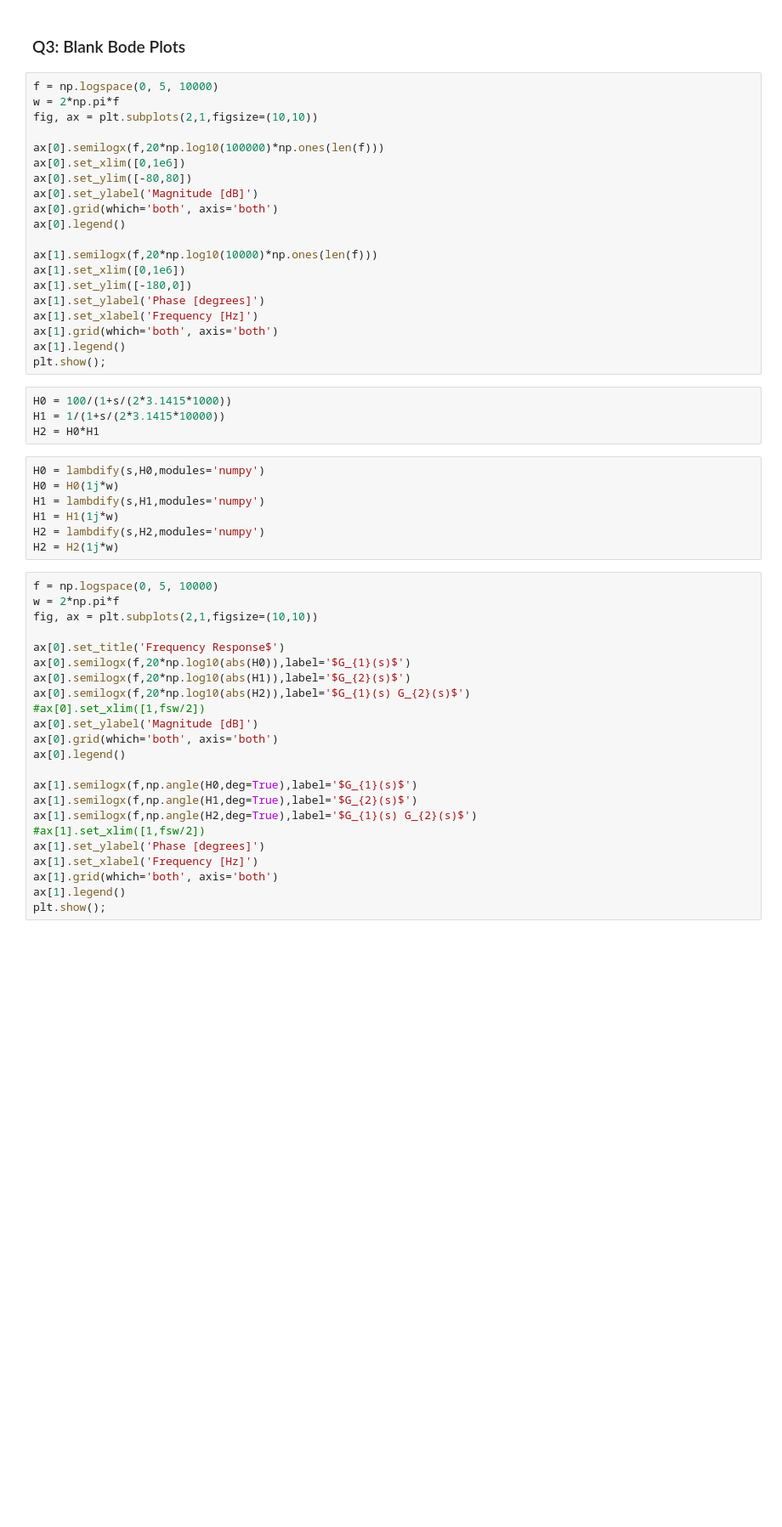
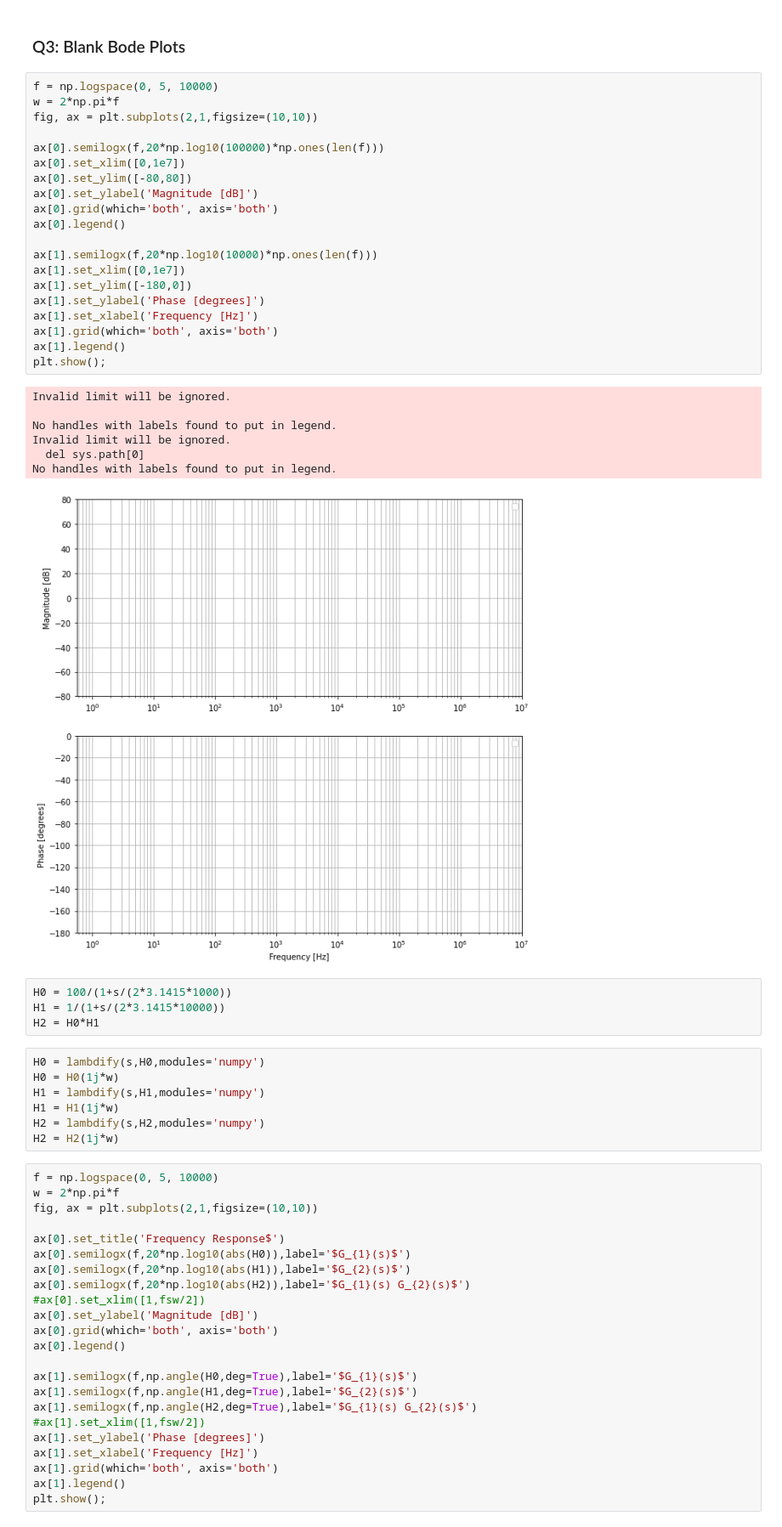
Before and after one commit to kegedy/UWEE533, a Jupyter notebook: HW/kevin/HW03/HW03.ipynb, the cells around one changed output. Shown at 85% size. Saved outputs shown, nothing was run; the diff lists cells and outputs as text; blank space fills up the shorter version.

```diff
--- a/HW/kevin/HW03/HW03.ipynb
+++ b/HW/kevin/HW03/HW03.ipynb
@@ -232,23 +238,31 @@ plt.show();
 # %%
 f = np.logspace(0, 5, 10000)
 w = 2*np.pi*f
 fig, ax = plt.subplots(2,1,figsize=(10,10))
 
 ax[0].semilogx(f,20*np.log10(100000)*np.ones(len(f)))
-ax[0].set_xlim([0,1e6])
+ax[0].set_xlim([0,1e7])
 ax[0].set_ylim([-80,80])
 ax[0].set_ylabel('Magnitude [dB]')
 ax[0].grid(which='both', axis='both')
 ax[0].legend()
 
 ax[1].semilogx(f,20*np.log10(10000)*np.ones(len(f)))
-ax[1].set_xlim([0,1e6])
+ax[1].set_xlim([0,1e7])
 ax[1].set_ylim([-180,0])
 ax[1].set_ylabel('Phase [degrees]')
 ax[1].set_xlabel('Frequency [Hz]')
 ax[1].grid(which='both', axis='both')
 ax[1].legend()
 plt.show();
+# %% [output]
+Invalid limit will be ignored.
+
+No handles with labels found to put in legend.
+Invalid limit will be ignored.
+  del sys.path[0]
+No handles with labels found to put in legend.
+[figure, added]
 # %%
 H0 = 100/(1+s/(2*3.1415*1000))
 H1 = 1/(1+s/(2*3.1415*10000))
```
Also changed, not shown: parts of 6 cells of this notebook, 14 other files.
